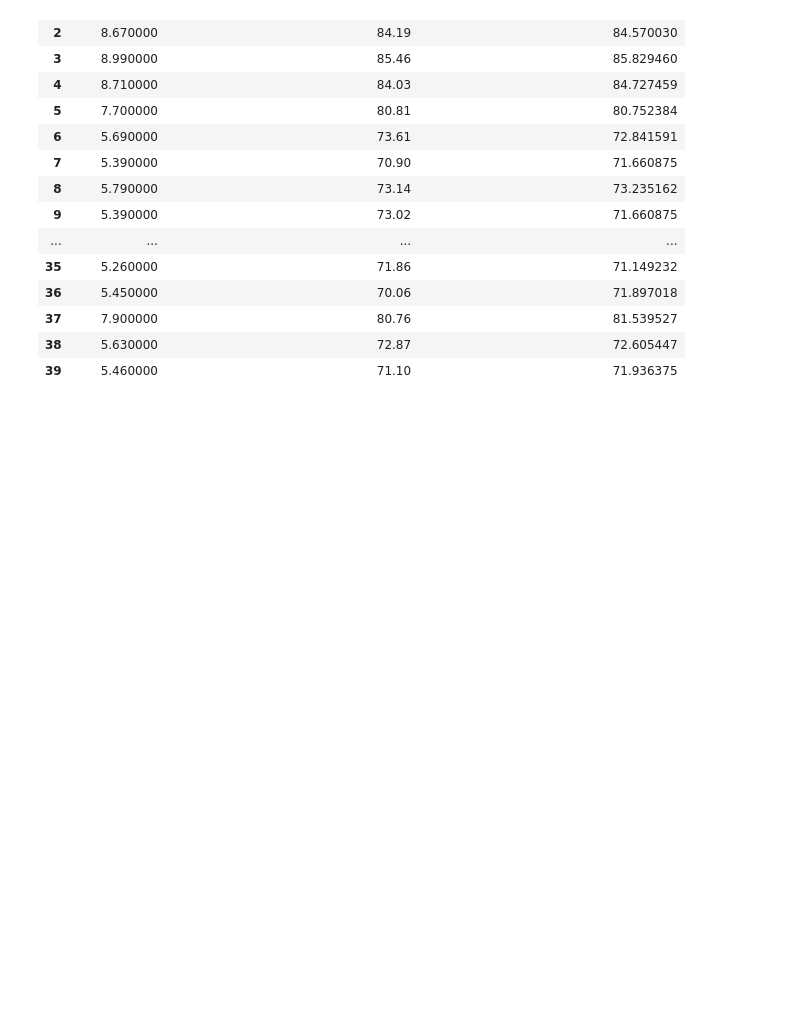
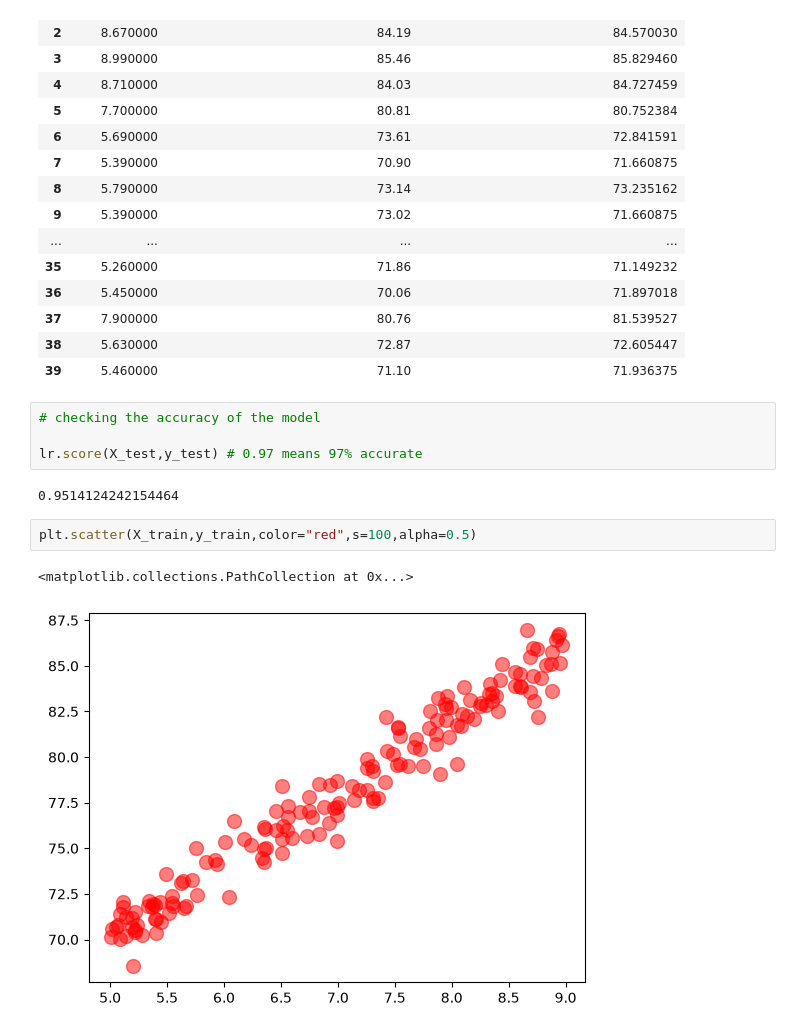
Before and after one commit to Rupesh-AI404/Machine_Learning, a Jupyter notebook: Linear Regression/Student_Marks_Prediction.ipynb, the cells around one changed output. Drawn from its saved outputs; the diff is of its cells as text; blank space fills up the shorter version.

Commit message:
checked the model accuracy and visualize it

```diff
--- a/Linear Regression/Student_Marks_Prediction.ipynb
+++ b/Linear Regression/Student_Marks_Prediction.ipynb
@@ -223,3 +223,14 @@ pd.DataFrame(np.c_[X_test,y_test,y_pred],columns=["study_hours","student_marks_o
 | 37 | 7.900000 | 80.76 | 81.539527 |
 | 38 | 5.630000 | 72.87 | 72.605447 |
 | 39 | 5.460000 | 71.10 | 71.936375 |
+# %%
+# checking the accuracy of the model
+
+lr.score(X_test,y_test) # 0.97 means 97% accurate
+# %% [output]
+0.9514124242154464
+# %%
+plt.scatter(X_train,y_train,color="red",s=100,alpha=0.5)
+# %% [output]
+<matplotlib.collections.PathCollection at 0x...>
+[figure, added]
```
Also changed, not shown: parts of 1 cell of this notebook.
